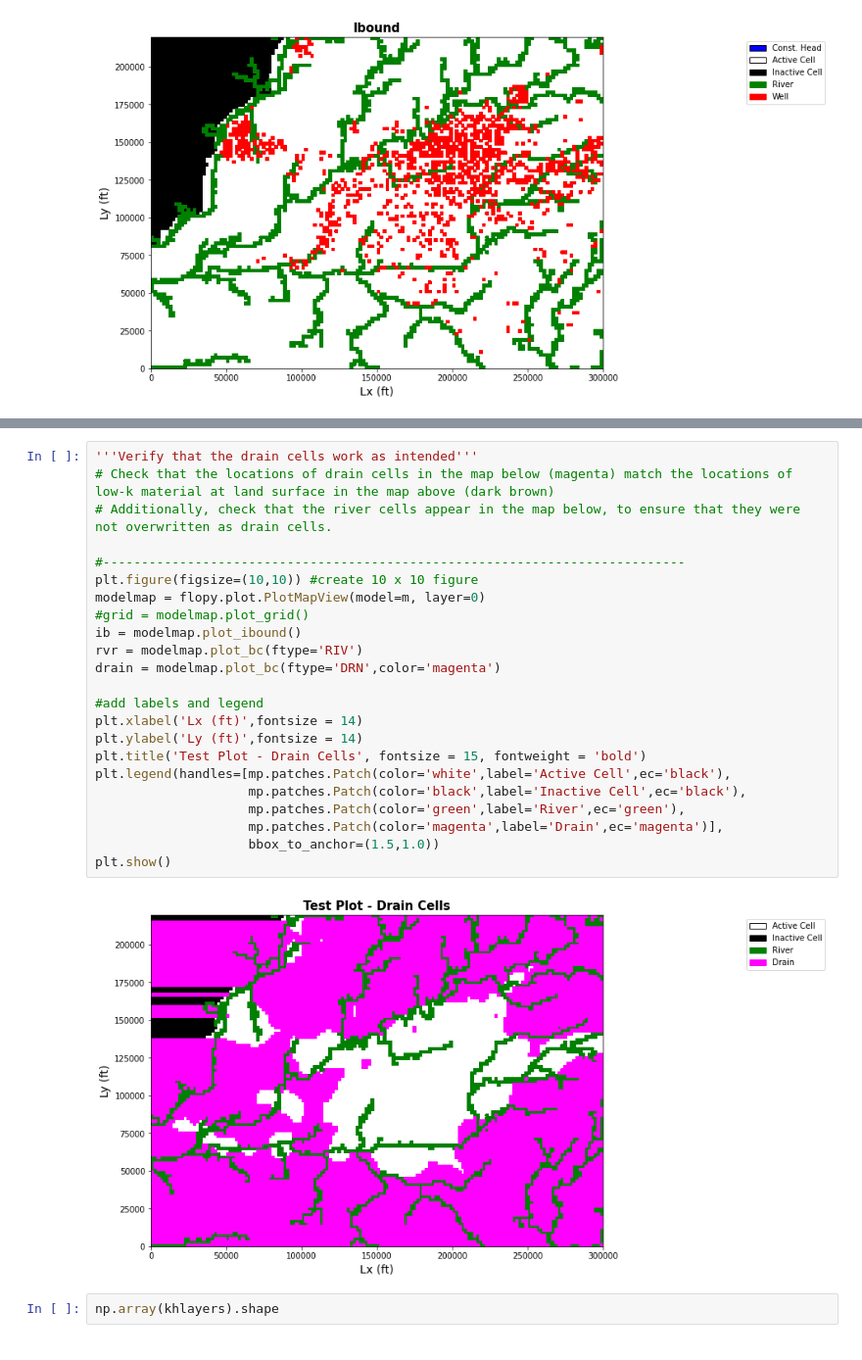
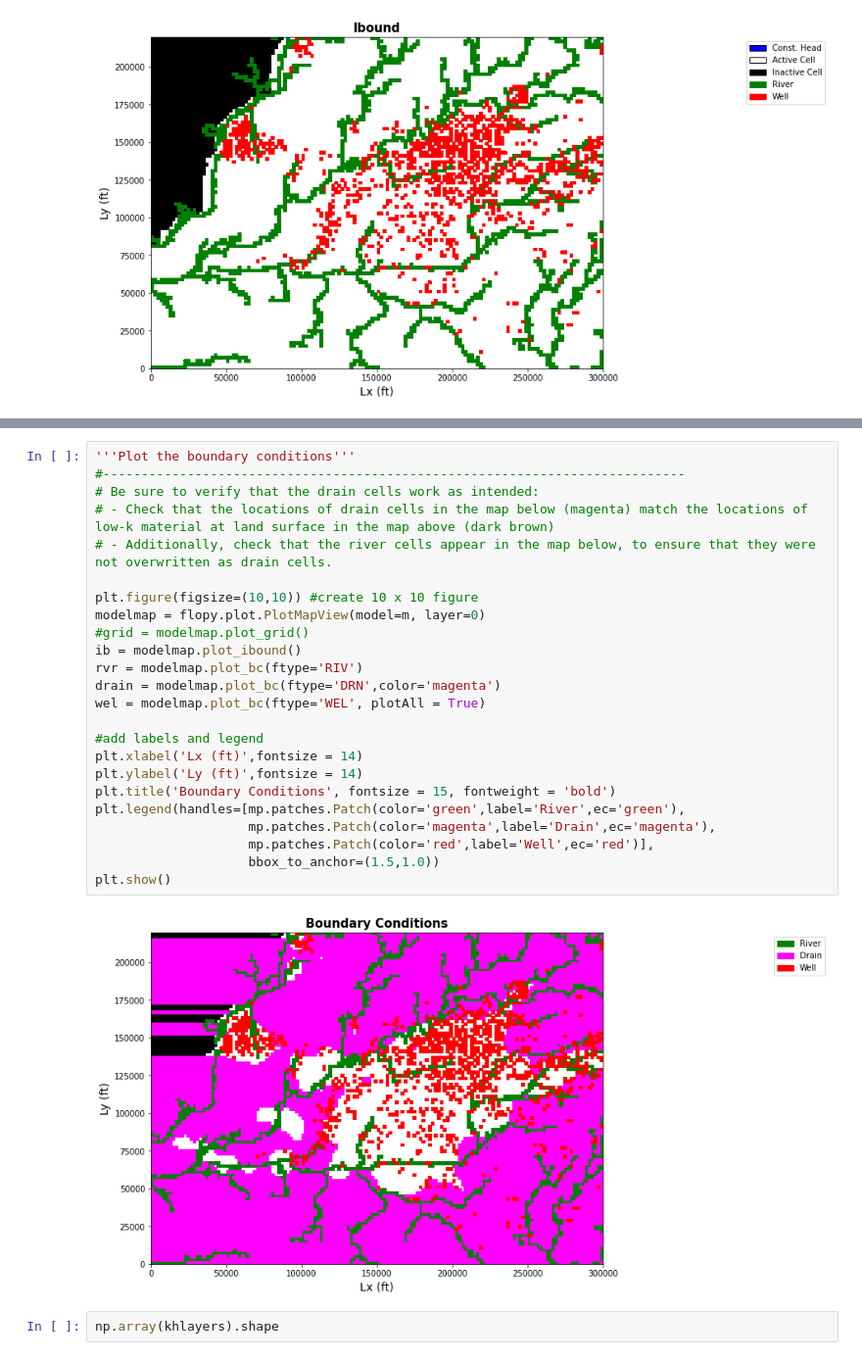
Before and after one commit to iordach1/GEOL572-GRL, a Jupyter notebook: GRL_Model_working.ipynb, the cells around one changed output, grey strips where cells are left out. Shown at 98% size. Cells and saved outputs as stored; diff of their text form.

```diff
--- a/GRL_Model_working.ipynb
+++ b/GRL_Model_working.ipynb
@@ -623,28 +628,29 @@ Text(0.5, 1.0, 'Top Elevation (ft AMSL)')
 # %%
-'''Verify that the drain cells work as intended'''
-# Check that the locations of drain cells in the map below (magenta) match the locations of low-k material at land surface in the map above (dark brown)
-# Additionally, check that the river cells appear in the map below, to ensure that they were not overwritten as drain cells.
+'''Plot the boundary conditions'''
+#----------------------------------------------------------------------------
+# Be sure to verify that the drain cells work as intended:
+# - Check that the locations of drain cells in the map below (magenta) match the locations of low-k material at land surface in the map above (dark brown)
+# - Additionally, check that the river cells appear in the map below, to ensure that they were not overwritten as drain cells.
 
-#----------------------------------------------------------------------------
 plt.figure(figsize=(10,10)) #create 10 x 10 figure
 modelmap = flopy.plot.PlotMapView(model=m, layer=0)
 #grid = modelmap.plot_grid()
 ib = modelmap.plot_ibound()
 rvr = modelmap.plot_bc(ftype='RIV')
 drain = modelmap.plot_bc(ftype='DRN',color='magenta')
+wel = modelmap.plot_bc(ftype='WEL', plotAll = True)
 
 #add labels and legend
 plt.xlabel('Lx (ft)',fontsize = 14)
 plt.ylabel('Ly (ft)',fontsize = 14)
-plt.title('Test Plot - Drain Cells', fontsize = 15, fontweight = 'bold')
-plt.legend(handles=[mp.patches.Patch(color='white',label='Active Cell',ec='black'),
-                    mp.patches.Patch(color='black',label='Inactive Cell',ec='black'),
-                    mp.patches.Patch(color='green',label='River',ec='green'),
-                    mp.patches.Patch(color='magenta',label='Drain',ec='magenta')],
+plt.title('Boundary Conditions', fontsize = 15, fontweight = 'bold')
+plt.legend(handles=[mp.patches.Patch(color='green',label='River',ec='green'),
+                    mp.patches.Patch(color='magenta',label='Drain',ec='magenta'),
+                    mp.patches.Patch(color='red',label='Well',ec='red')],
                     bbox_to_anchor=(1.5,1.0))
 plt.show()
 # %% [output]
-[figure, old version]
+[figure, new version]
 # %%
 np.array(khlayers).shape
 # %% [output]
```
Also changed, not shown: parts of 19 cells of this notebook.
